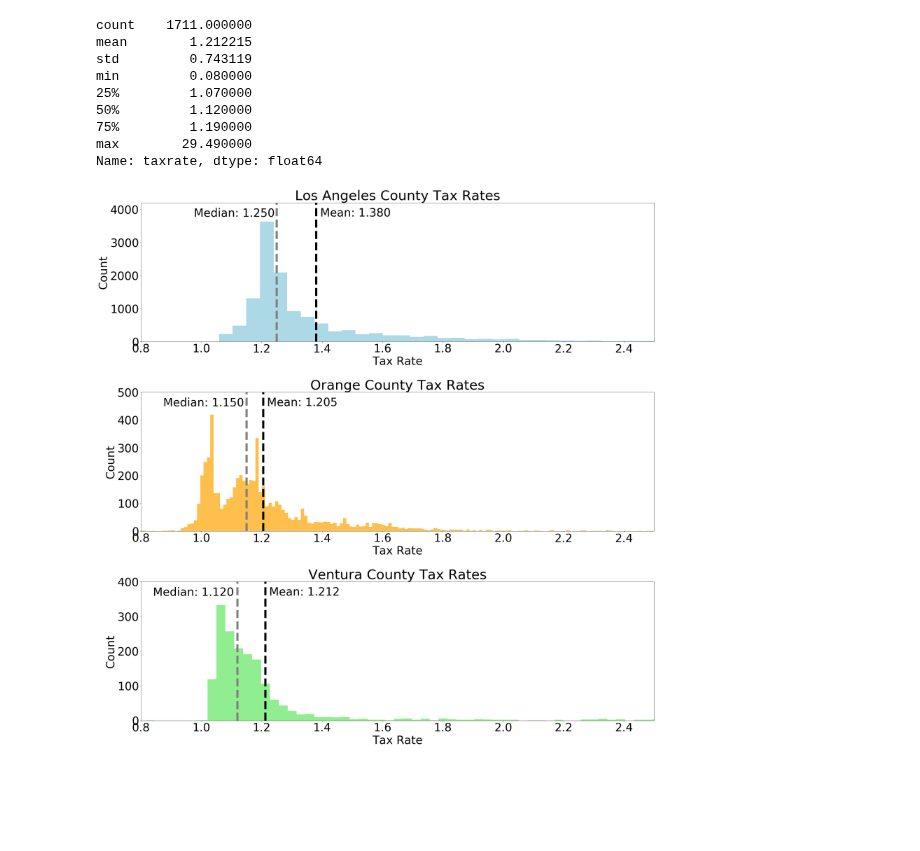
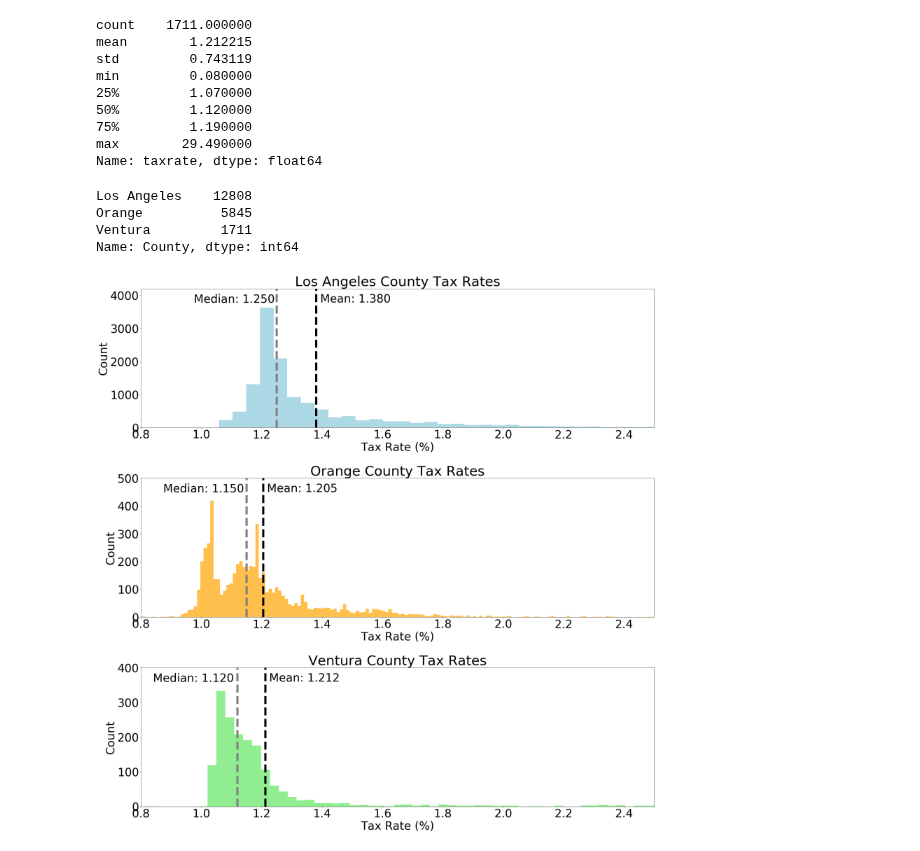
Before and after one commit to Estimating-Home-Value/Predicting-Tax-Assessed-Home-Values, a Jupyter notebook: scratchpad_adam.ipynb, the cells around one changed output. Saved outputs shown, nothing was run; the diff lists cells and outputs as text; code cells hidden in the pictures; blank space fills up the shorter version.

Commit message:
Visualization changes to tax rate data

```diff
--- a/scratchpad_adam.ipynb
+++ b/scratchpad_adam.ipynb
@@ -112,50 +112,57 @@ min         0.080000
 75%         1.190000
 max        29.490000
 Name: taxrate, dtype: float64
+# %%
+df.County.value_counts()
+# %% [output]
+Los Angeles    12808
+Orange          5845
+Ventura         1711
+Name: County, dtype: int64
 # %%
 plt.rcParams.update({'font.size': 42})
 
 plt.figure(figsize=(30,30))
 plt.subplot(3,1,1)
 plt.hist(los_angeles_taxrate, bins = 1000, color = 'lightblue')
-plt.xlim(.8, 2.5)
+plt.xlim(0.8, 2.5)
 plt.ylim(0, 4200)
 plt.title('Los Angeles County Tax Rates')
 plt.ylabel('Count')
-plt.xlabel('Tax Rate')
+plt.xlabel('Tax Rate (%)')
 min_ylim, max_ylim = plt.ylim()
 plt.axvline(los_angeles_taxrate.mean(), color='k', linestyle='dashed', linewidth=8)
 plt.text(los_angeles_taxrate.mean()*1.01, max_ylim*0.9, 'Mean: {:.3f}'.format(los_angeles_taxrate.mean()))
 plt.axvline(los_angeles_taxrate.median(), color='gray', linestyle='dashed', linewidth=8)
 plt.text(los_angeles_taxrate.median()*.78, max_ylim*0.9, 'Median: {:.3f}'.format(los_angeles_taxrate.median()))
 
 plt.subplot(3,1,2)
 plt.hist(orange_taxrate, bins = 1000, color = 'orange', alpha = 0.7)
-plt.xlim(.8, 2.5)
+plt.xlim(0.8, 2.5)
 plt.ylim(0, 500)
 plt.title('Orange County Tax Rates')
 plt.ylabel('Count')
-plt.xlabel('Tax Rate')
+plt.xlabel('Tax Rate (%)')
 min_ylim, max_ylim = plt.ylim()
 plt.axvline(orange_taxrate.mean(), color='k', linestyle='dashed', linewidth=8)
 plt.text(orange_taxrate.mean()*1.01, max_ylim*0.9, 'Mean: {:.3f}'.format(orange_taxrate.mean()))
 plt.axvline(orange_taxrate.median(), color='gray', linestyle='dashed', linewidth=8)
 plt.text(orange_taxrate.median()*.76, max_ylim*0.9, 'Median: {:.3f}'.format(orange_taxrate.median()))
 
 plt.subplot(3,1,3)
 plt.hist(ventura_taxrate, bins = 1000, color = 'lightgreen')
-plt.xlim(.8, 2.5)
+plt.xlim(0.8, 2.5)
 plt.ylim(0, 400)
 plt.title('Ventura County Tax Rates')
 plt.ylabel('Count')
-plt.xlabel('Tax Rate')
+plt.xlabel('Tax Rate (%)')
 min_ylim, max_ylim = plt.ylim()
 plt.axvline(ventura_taxrate.mean(), color='k', linestyle='dashed', linewidth=8)
 plt.text(ventura_taxrate.mean()*1.01, max_ylim*0.9, 'Mean: {:.3f}'.format(ventura_taxrate.mean()))
 plt.axvline(ventura_taxrate.median(), color='gray', linestyle='dashed', linewidth=8)
 plt.text(ventura_taxrate.median()*.75, max_ylim*0.9, 'Median: {:.3f}'.format(ventura_taxrate.median()))
 
 plt.tight_layout()
 plt.show()
 # %% [output]
-[figure, old version]
+[figure, new version]
```
